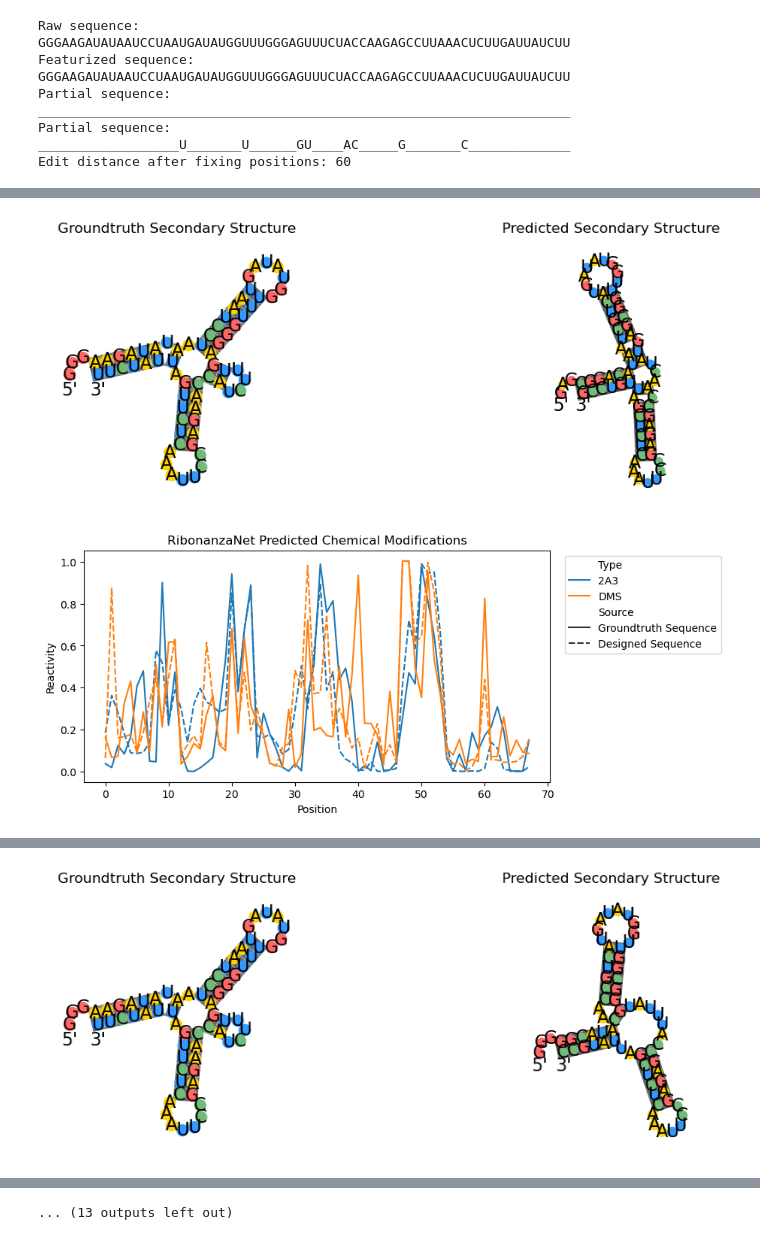
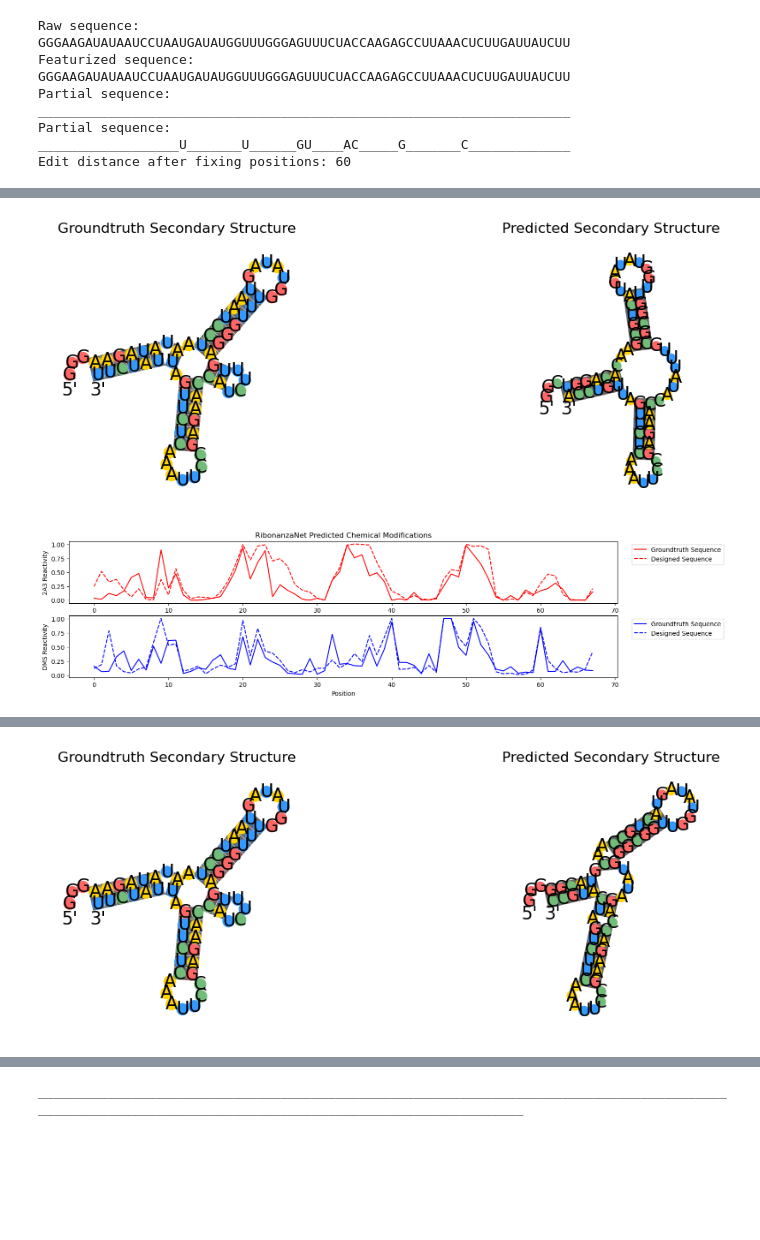
Before and after one commit to chaitjo/geometric-rna-design, a Jupyter notebook: notebooks/design.ipynb, the cells around one changed output, grey strips where cells are left out. Cells and saved outputs as stored; diff of their text form; code cells hidden in the pictures; blank space fills up the shorter version.

Commit message:
Update notebooks with new visualisations and metrics

```diff
--- a/notebooks/design.ipynb
+++ b/notebooks/design.ipynb
@@ -143,7 +163,7 @@ Loading RibonanzaNet checkpoint: /home/ckj24/rna-inverse-folding/tools/ribonanza
 # Load PDB file and featurize
 ##############################
 
-pdb_filepath = os.path.join(PROJECT_PATH, "tutorial/demo_data/adenine_riboswitch/5E54_1_B.pdb")
+pdb_filepath = "/home/ckj24/rna-inverse-folding/tutorial/demo_data/adenine_riboswitch/5E54_1_B.pdb"
 
 featurized_data, raw_data = featurizer.featurize_from_pdb_file(pdb_filepath)
 # for multi-state design, use: featurize_from_pdb_filelist
@@ -152,15 +172,15 @@ featurized_data, raw_data = featurizer.featurize_from_pdb_file(pdb_filepath)
 raw_data['eterna_sec_struct_list'] = predict_sec_struct(raw_data['sequence'])
 
 # Add predicted chemical modifications using RibonanzaNet
-raw_data['ribonanza_chem_mod'] = ribonanza_net.predict(raw_data['sequence'])
+raw_data['ribonanzanet_chem_mod'] = ribonanza_net.predict(raw_data['sequence'])
 
 plt.figure(figsize=(12, 4))
 ax1 = plt.subplot(1, 2, 1)
 plt.title('Biotite Secondary Structure')
-draw_struct(raw_data['sequence'], raw_data['sec_struct_list'][0], ax=ax1)
+draw_2d_struct(raw_data['sequence'], raw_data['sec_struct_list'][0], ax=ax1)
 ax2 = plt.subplot(1, 2, 2)
 plt.title('EternaFold Predicted Sec. Struct.')
-draw_struct(raw_data['sequence'], raw_data['eterna_sec_struct_list'][0], ax=ax2)
+draw_2d_struct(raw_data['sequence'], raw_data['eterna_sec_struct_list'][0], ax=ax2)
 plt.show()
 
 print_rna_data(raw_data)
@@ -283,14 +321,13 @@ sc_score_ribonanza, pred_chem_mods = self_consistency_score_ribonanza(
 ####################################
 
 # collate designed sequences in fasta format
-sequences = [
-    # first record: input sequence and model metadata
-    SeqRecord(
+# first record: input sequence and model metadata
+input_seq = SeqRecord(
         Seq(raw_data["sequence"]),
         id=f"input_sequence,",
-        description=f"checkpoint={model_path}, seed={seed}"
+        description=f"checkpoint={os.path.split(model_path)[-1]}, seed={seed}"
     )
-]
+sequences = [input_seq]
 # remaining records: designed sequences and metrics
 for idx, zipped in enumerate(zip(
     samples.cpu().numpy(),
@@ -299,14 +336,17 @@ for idx, zipped in enumerate(zip(
     sc_score,
     pred_sec_structs,
     sc_score_ribonanza,
-    pred_chem_mods
+    pred_chem_mods,
+    sc_score_rmsd,
+    sc_score_tm,
+    sc_score_gdt
 )):
-    seq, perp, rec, sc, pred_ss, sc_ribo, pred_cm = zipped
+    seq, perp, rec, sc, pred_ss, sc_ribo, pred_cm, sc_rmsd, sc_tm, sc_gdt = zipped
     seq = "".join([NUM_TO_LETTER[num] for num in seq])
+    edit_dist = edit_distance(seq, raw_data['sequence'])
     sequences.append(SeqRecord(
-        Seq(seq),
-        id=f"sample={idx},",
-        description=f"{os.path.split(model_path)[-1]} seed={seed} temperature={temperature} perplexity={perp:.4f} recovery={rec:.4f} sc_score={sc:.4f} sc_score_ribo={sc_ribo:.4f}"
+        Seq(seq), id=f"sample={idx},",
+        description=f"{os.path.split(model_path)[-1]} seed={seed} temperature={temperature} perplexity={perp:.4f} recovery={rec:.4f} edit_dist={edit_dist} sc_score={sc:.4f} sc_score_ribonanzanet={sc_ribo:.4f} sc_score_rmsd={sc_rmsd:.4f} sc_score_tm={sc_tm:.4f} sc_score_gdt={sc_gdt:.4f}"
     ))
 
     print(sequences[-1].format('fasta'))
@@ -315,51 +355,60 @@ for idx, zipped in enumerate(zip(
     print(f"    Groundtruth sequence: {raw_data['sequence']}")
     print(f"    Perplexity: {perp:.4f}")
     print(f"    Recovery: {rec:.4f}")
-    print(f"    Edit distance: {edit_distance(seq, raw_data['sequence'])}")
+    print(f"    Edit distance: {edit_dist}")
     print()
     print(f"    Predicted secondary structure:   {pred_ss[0]}")
     print(f"    Groundtruth secondary structure: {raw_data['sec_struct_list'][0]}")
-    print(f"    SC Score (EternaFold): {sc:.4f}")
-    print(f"    SC Score (RibonanzaNet): {sc_ribo:.4f}")
+    print(f"    SC Score (MCC using EternaFold): {sc:.4f}")
+    print(f"    SC Score (MAE using RibonanzaNet): {sc_ribo:.4f}")
+    print(f"    SC Score (RMSD using RhoFold): {sc_rmsd:.4f}")
+    print(f"    SC Score (TM using RhoFold): {sc_tm:.4f}")
+    print(f"    SC Score (GDT using RhoFold): {sc_gdt:.4f}")
 
     # create two subplots for predicted and groundtruth secondary structure
     plt.figure(figsize=(12, 4))
     ax1 = plt.subplot(1, 2, 1)
     plt.title('Groundtruth Secondary Structure')
-    draw_struct(raw_data['sequence'], raw_data['sec_struct_list'][0], ax=ax1)
+    draw_2d_struct(raw_data['sequence'], raw_data['sec_struct_list'][0], ax=ax1)
     ax2 = plt.subplot(1, 2, 2)
     plt.title('Predicted Secondary Structure')
-    draw_struct(seq, pred_ss[0], ax=ax2)
+    draw_2d_struct(seq, pred_ss[0], ax=ax2)
     plt.show()
 
     # plot predicted and groundtruth chemical modification
-    plt.figure(figsize=(8, 4))
+    plt.figure(figsize=(16, 4))
+    ax1 = plt.subplot(2, 1, 1)
     plt.title('RibonanzaNet Predicted Chemical Modifications')
     df = pd.DataFrame({
         "Position": np.concatenate([np.arange(len(raw_data['sequence']))]*4),
         "Reactivity": np.concatenate([
-            raw_data["ribonanza_chem_mod"][:,0].cpu().numpy(),
-            raw_data["ribonanza_chem_mod"][:,1].cpu().numpy(),
+            raw_data["ribonanzanet_chem_mod"][:,0].cpu().numpy(),
+            raw_data["ribonanzanet_chem_mod"][:,1].cpu().numpy(),
             pred_cm[:,0].cpu().numpy(),
             pred_cm[:,1].cpu().numpy(),
         ]),
         "Source": np.concatenate([
-            ["Groundtruth Sequence"]*len(raw_data["ribonanza_chem_mod"])*2,
+            ["Groundtruth Sequence"]*len(raw_data["ribonanzanet_chem_mod"])*2,
             ["Designed Sequence"]*len(pred_cm)*2,
         ]),
         "Type": np.concatenate([
-            ["2A3"]*len(raw_data["ribonanza_chem_mod"]),
-            ["DMS"]*len(raw_data["ribonanza_chem_mod"]),
+            ["2A3"]*len(raw_data["ribonanzanet_chem_mod"]),
+            ["DMS"]*len(raw_data["ribonanzanet_chem_mod"]),
             ["2A3"]*len(pred_cm),
             ["DMS"]*len(pred_cm),
         ])
     })
-    sns.lineplot(data=df, x="Position", y="Reactivity", hue="Type", style="Source")
+    sns.lineplot(data=df.loc[df.Type == "2A3"], x="Position", y="Reactivity", style="Source", ax=ax1, color="red")
+    ax1.set_ylabel("2A3 Reactivity")
+    plt.legend(bbox_to_anchor=(1.02, 1), loc='upper left')
+    ax2 = plt.subplot(2, 1, 2)
+    sns.lineplot(data=df.loc[df.Type == "DMS"], x="Position", y="Reactivity", style="Source", ax=ax2, color="blue")
+    ax2.set_ylabel("DMS Reactivity")
     plt.legend(bbox_to_anchor=(1.02, 1), loc='upper left')
     plt.show()
     print("_"*150)
 
-# write sequences to output filepath
-# output_filepath = ""
-# SeqIO.write(sequences, output_filepath, "fasta")
+# write all designed sequences to output filepath
+SeqIO.write(sequences, os.path.join(output_dir, "all_designs.fasta"), "fasta")
+print()
 # %% [output]
@@ -381,3 +433,3 @@ Sample 0
-[figure, old version]
+[figure, new version]
-[figure, old version]
+[figure, new version]
 ______________________________________________________________________________________________________________________________________________________
@@ -399 +454 @@ Sample 1
-[figure, old version]
+[figure, new version]
@@ -437 +498 @@ Sample 3
-... (13 outputs left out)
+______________________________________________________________________________________________________________________________________________________
```
Also changed, not shown: parts of 7 cells of this notebook, 4 other files.
